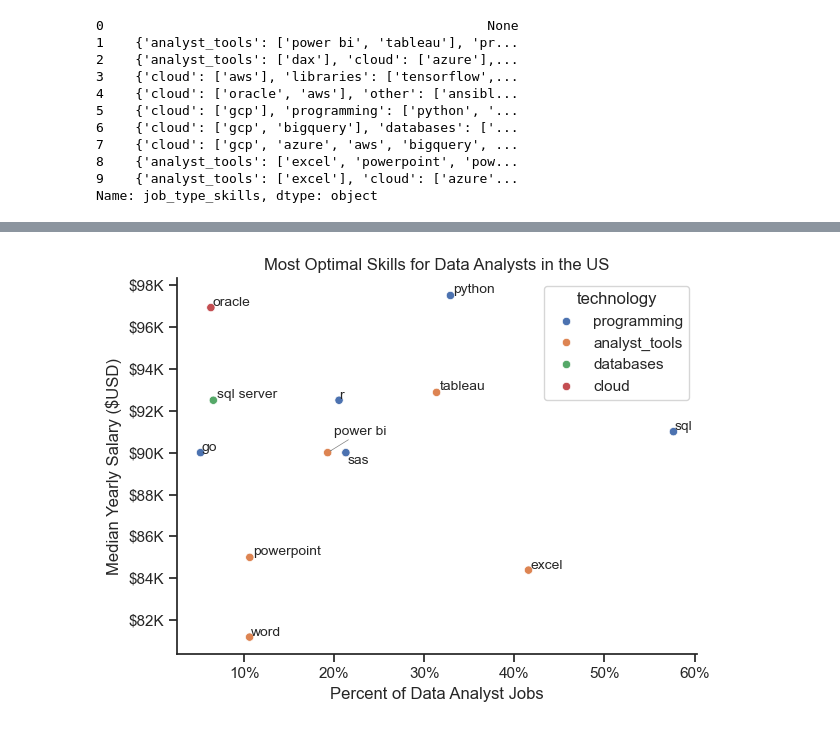
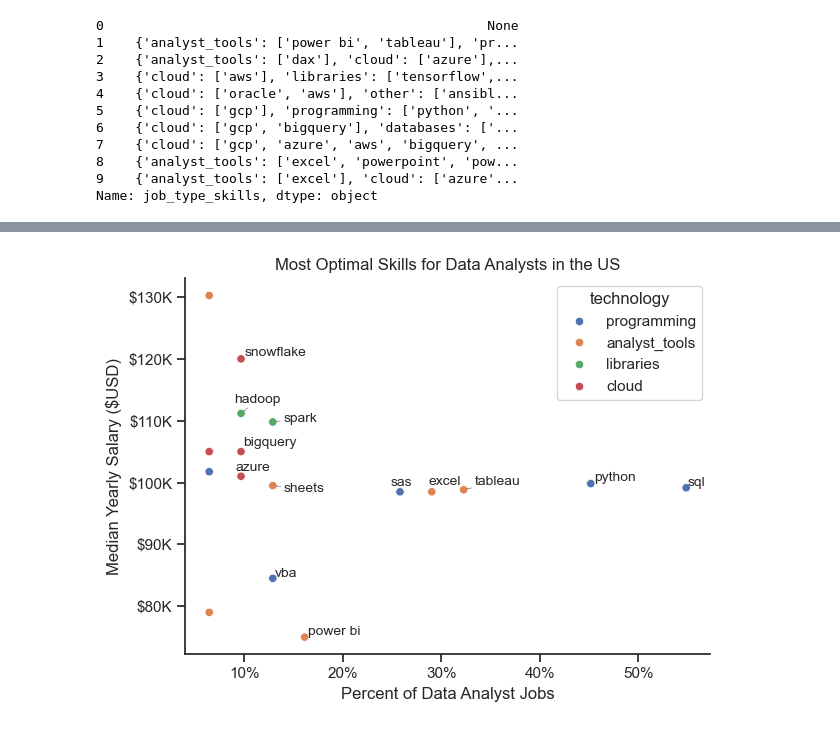
Before and after one commit to Cuishine/Python_Data_Project, a Jupyter notebook: 3_Project/5_Optimal_Skills.ipynb, the cells around one changed output, grey strips where cells are left out. Cells and saved outputs as stored; diff of their text form; code cells hidden in the pictures.

```diff
--- a/3_Project/5_Optimal_Skills.ipynb
+++ b/3_Project/5_Optimal_Skills.ipynb
@@ -26,8 +27,8 @@ df_DA_US = df[(df['job_title_short'] == 'Data Analyst') & (df['job_country'] ==
 # %%
-df_DA_US =df_DA_US.dropna(subset=['salary_year_avg'])
+df_DA_CA =df_DA_CA.dropna(subset=['salary_year_avg'])
 
-df_DA_US_exploded = df_DA_US.explode('job_skills')
+df_DA_CA_exploded = df_DA_CA.explode('job_skills')
 
-df_DA_US_exploded[['salary_year_avg','job_skills']].head()
+df_DA_CA_exploded[['salary_year_avg','job_skills']].head()
 # %% [output]
 |  | salary_year_avg | job_skills |
@@ -170,0 +234,22 @@ df_technology
+# %%
+df_technology = df['job_type_skills'].copy()
+
+df_technology =df_technology.drop_duplicates()
+
+df_technology =df_technology.dropna()
+
+# combine all dictionaries into one
+technology_dict = {}
+for row in df_technology:
+    row_dict =ast.literal_eval(row) # convert string to dictionary
+    for key, value in row_dict.items():
+        if key in technology_dict: # if key already exists in technology_dict, add the value
+            technology_dict[key] += value
+        else: # if key does not exist in technology_dict, create the key and add the value
+            technology_dict[key] = value
+
+# remove duplicates by converting values to set then boack to list
+for key, value in technology_dict.items():
+    technology_dict[key] = list(set(value))
+
+technology_dict
@@ -170,0 +274,6 @@ df_technology
+# %%
+df_technology = pd.DataFrame(list(technology_dict.items()), columns=['technology', 'skills'])
+
+df_technology = df_technology.explode('skills')
+
+df_technology
@@ -171,12 +294,12 @@ df_technology
 # %%
-df_plot = df_DA_skills_high_demand.merge(df_technology, left_on='job_skills', right_on='skills', how='inner')
+df_plot = df_DA_skills_high_demend.merge(df_technology, left_on='job_skills', right_on='skills', how='inner')
 # %%
 from adjustText import adjust_text
 import seaborn as sns
 import matplotlib.pyplot as plt
 from matplotlib.ticker import PercentFormatter
 
-# Assuming df_plot and df_DA_skills_high_demand are already defined
+# Assuming df_plot and df_DA_skills_high_demend are already defined
 
 # Create the scatter plot
 sns.scatterplot(data=df_plot, x='skill_percent', y='median_salary', hue='technology')
@@ -184,34 +307,34 @@ sns.despine()
 sns.set_theme(style='ticks')
 
 # Initialize the list for text objects
 texts = []
 
 # Add text labels to the plot
-for i, txt in enumerate(df_DA_skills_high_demand.index):
-    texts.append(plt.text(df_DA_skills_high_demand['skill_percent'].iloc[i],
-                          df_DA_skills_high_demand['median_salary'].iloc[i],
+for i, txt in enumerate(df_DA_skills_high_demend.index):
+    texts.append(plt.text(df_DA_skills_high_demend['skill_percent'].iloc[i],
+                          df_DA_skills_high_demend['median_salary'].iloc[i],
                           txt,
                           bbox=dict(facecolor='white', alpha=0),  # Add background color
                           fontsize=10))  # Adjust font size if needed
 
 # Set plot labels and title
 plt.xlabel('Percent of Data Analyst Jobs')
 plt.ylabel("Median Yearly Salary ($USD)")
 plt.title('Most Optimal Skills for Data Analysts in the US')
 
 # Adjust text to avoid overlap
 adjust_text(texts,
             arrowprops=dict(arrowstyle="->", color='grey', lw=0.5),
             force_text=.5  # Increase force to separate text labels
             )  # Increase force to separate text labels from points
 
 # Format the axes
 ax = plt.gca()
 ax.yaxis.set_major_formatter(plt.FuncFormatter(lambda y, pos: f'${int(y/1000)}K'))
 ax.xaxis.set_major_formatter(PercentFormatter(decimals=0))
 
 # Adjust layout and show the plot
 plt.tight_layout()
 plt.show()
 # %% [output]
-[figure, old version]
+[figure, new version]
```
Also changed, not shown: parts of 12 cells of this notebook, 1 other file.
